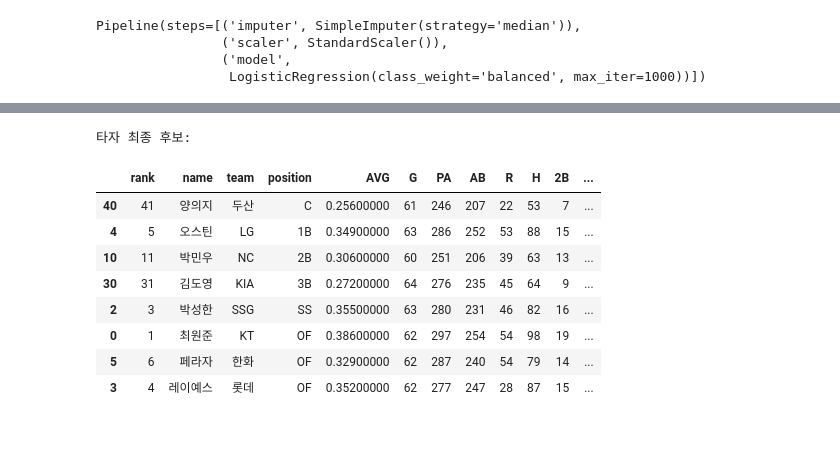
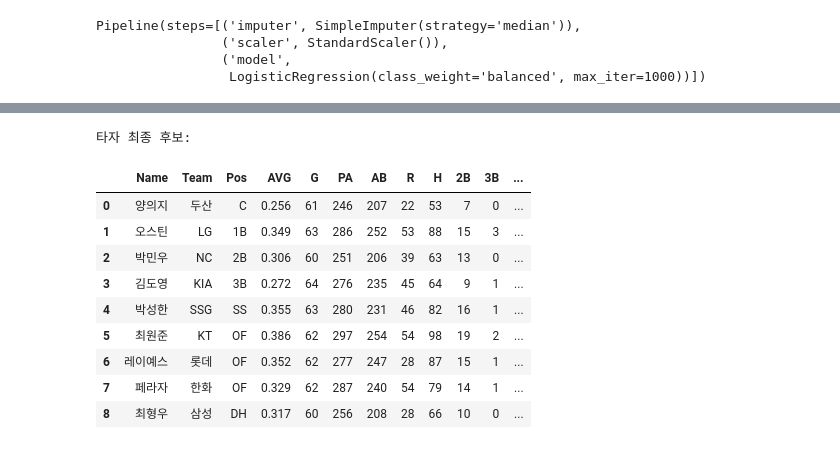
Before and after one commit to dohee-jin/data-mining-final-project, a Jupyter notebook: kbo_goldenglove_analysis.ipynb, the cells around one changed output, grey strips where cells are left out. Saved outputs shown, nothing was run; the diff lists cells and outputs as text; code cells hidden in the pictures.

```diff
--- a/kbo_goldenglove_analysis.ipynb
+++ b/kbo_goldenglove_analysis.ipynb
@@ -925,8 +1106,8 @@ dtype: float64
 
 # 타자 feature
 hitter_features = [
-    "AVG", "G", "PA", "AB", "R", "H",
-    "2B", "3B", "HR", "TB", "RBI", "SAC", "SF"
+    'AVG', 'G', 'PA', 'R', 'H', 'HR', 'RBI',
+    'BB', 'SO', 'SLG', 'OBP', 'OPS', 'RISP'
 ]
 
 # 실제 존재하는 칼럼만 사용
@@ -935,12 +1116,15 @@ hitter_features = [col for col in hitter_features
 
 # 투수 feature
 pitcher_features = [
-    "ERA", "G", "W", "L", "SV", "HLD", "HD", "IP",
-    "H", "HR", "BB", "HBP", "SO", "R", "ER", "WHIP"
+    'ERA', 'G', 'W', 'S', 'HD', 'WPCT', 'IP',
+    'SO', 'WHIP', 'QS'
 ]
 
 pitcher_features = [col for col in pitcher_features
                     if col in pitcher_recent_clean.columns]
+
+# 'IP' 컬럼 전처리 (문자열 fractional innings to float)
+pitcher_recent_clean['IP'] = pitcher_recent_clean['IP'].apply(convert_ip_to_float)
 
 # 수치형 변환
 for col in hitter_features:
@@ -1163,6 +1347,10 @@ Pipeline(steps=[('imputer', SimpleImputer(strategy='median')),
 
 # 원본 복사
 hitter_2026_model = hitter_2026.copy()
+
+# 'rank' 컬럼 제거 (예측에 사용되지 않으므로 제거하여 일관성 유지)
+if 'rank' in hitter_2026_model.columns:
+    hitter_2026_model = hitter_2026_model.drop(columns=['rank'])
 
 # 학습 때 사용한 feature 기준으로 숫자형 변환
 for col in hitter_features:
@@ -1187,7 +1375,8 @@ hitter_result = hitter_2026_model.sort_values(
 )
 
 hitter_result[[
-    "year", "name", "team", "position",
-    "AVG", "G", "PA", "AB", "R", "H", "HR", "RBI", "goldenglove_probability"
+    'Year', 'Name', 'Team', 'Pos',
+    'AVG', 'G', 'PA', 'R', 'H', 'HR', 'RBI',
+    'BB', 'SO', 'SLG', 'OBP', 'OPS', 'RISP', 'goldenglove_probability'
 ]].head(30)
 # %% [output]
@@ -1267,38 +1508,56 @@ pitcher_result[[
 # %%
 # 타자 최종후보
 
 # 타자 예측 확률 기준 정렬
 hitter_result = hitter_2026_model.sort_values(
     "goldenglove_probability",
     ascending=False
 )
 
 selected_hitters = []
 
-for pos in ["C", "1B", "2B", "3B", "SS", "DH"]:
-    temp = hitter_result[hitter_result["position"] == pos].head(1)
+# 포수, 내야수
+for pos in ["C", "1B", "2B", "3B", "SS"]:
+    temp = hitter_result[hitter_result["Pos"] == pos].head(1)
     if len(temp) > 0:
         selected_hitters.append(temp)
 
-of_top3 = hitter_result[hitter_result["position"] == "OF"].head(3)
+# 외야수
+of_top3 = hitter_result[hitter_result["Pos"] == "OF"].head(3)
 if len(of_top3) > 0:
     selected_hitters.append(of_top3)
 
-final_hitter_candidates = pd.concat(selected_hitters)
+# 지명타자
+dh_top1 = (
+    hitter_result[hitter_result["Name"].isin(dh_candidates)]
+    .sort_values("goldenglove_probability", ascending = False)
+    .head(1)
+    .copy()
+)
+
+# 지명타자 후보가 잡혔을 때만 타자 최종 후보에 추가
+if len(dh_top1) > 0:
+  dh_top1["Pos"] = "DH"
+  selected_hitters.append(dh_top1)
+else:
+  print("지명타자 후보가 hitter_result에서 매칭되지 않았습니다. dh_candidates의 이름 표기 다시 확인")
+
+final_hitter_candidates = pd.concat(selected_hitters, ignore_index=True)
 
 print("타자 최종 후보: ")
-final_hitter_candidates.head(30)
+final_hitter_candidates.head(10)
 # %% [output]
 타자 최종 후보:
-|  | rank | name | team | position | AVG | G | PA | AB | R | H | 2B | ... |
-| 40 | 41 | 양의지 | 두산 | C | 0.25600000 | 61 | 246 | 207 | 22 | 53 | 7 | ... |
-| 4 | 5 | 오스틴 | LG | 1B | 0.34900000 | 63 | 286 | 252 | 53 | 88 | 15 | ... |
-| 10 | 11 | 박민우 | NC | 2B | 0.30600000 | 60 | 251 | 206 | 39 | 63 | 13 | ... |
-| 30 | 31 | 김도영 | KIA | 3B | 0.27200000 | 64 | 276 | 235 | 45 | 64 | 9 | ... |
-| 2 | 3 | 박성한 | SSG | SS | 0.35500000 | 63 | 280 | 231 | 46 | 82 | 16 | ... |
-| 0 | 1 | 최원준 | KT | OF | 0.38600000 | 62 | 297 | 254 | 54 | 98 | 19 | ... |
-| 5 | 6 | 페라자 | 한화 | OF | 0.32900000 | 62 | 287 | 240 | 54 | 79 | 14 | ... |
-| 3 | 4 | 레이예스 | 롯데 | OF | 0.35200000 | 62 | 277 | 247 | 28 | 87 | 15 | ... |
+|  | Name | Team | Pos | AVG | G | PA | AB | R | H | 2B | 3B | ... |
+| 0 | 양의지 | 두산 | C | 0.256 | 61 | 246 | 207 | 22 | 53 | 7 | 0 | ... |
+| 1 | 오스틴 | LG | 1B | 0.349 | 63 | 286 | 252 | 53 | 88 | 15 | 3 | ... |
+| 2 | 박민우 | NC | 2B | 0.306 | 60 | 251 | 206 | 39 | 63 | 13 | 0 | ... |
+| 3 | 김도영 | KIA | 3B | 0.272 | 64 | 276 | 235 | 45 | 64 | 9 | 1 | ... |
+| 4 | 박성한 | SSG | SS | 0.355 | 63 | 280 | 231 | 46 | 82 | 16 | 1 | ... |
+| 5 | 최원준 | KT | OF | 0.386 | 62 | 297 | 254 | 54 | 98 | 19 | 2 | ... |
+| 6 | 레이예스 | 롯데 | OF | 0.352 | 62 | 277 | 247 | 28 | 87 | 15 | 1 | ... |
+| 7 | 페라자 | 한화 | OF | 0.329 | 62 | 287 | 240 | 54 | 79 | 14 | 1 | ... |
+| 8 | 최형우 | 삼성 | DH | 0.317 | 60 | 256 | 208 | 28 | 66 | 10 | 0 | ... |
 # %%
 # 투수 최종 후보
 
```
Also changed, not shown: parts of 31 cells of this notebook.
